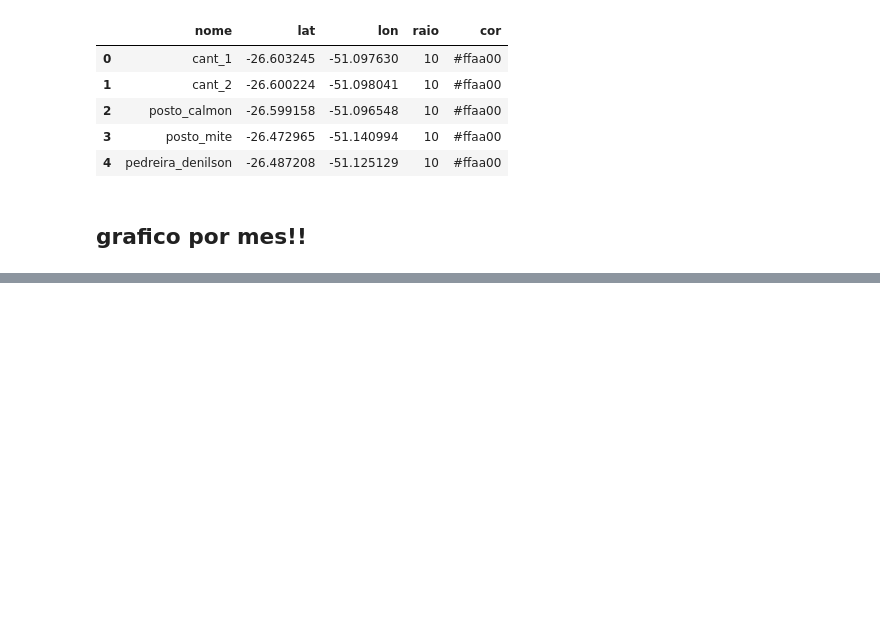
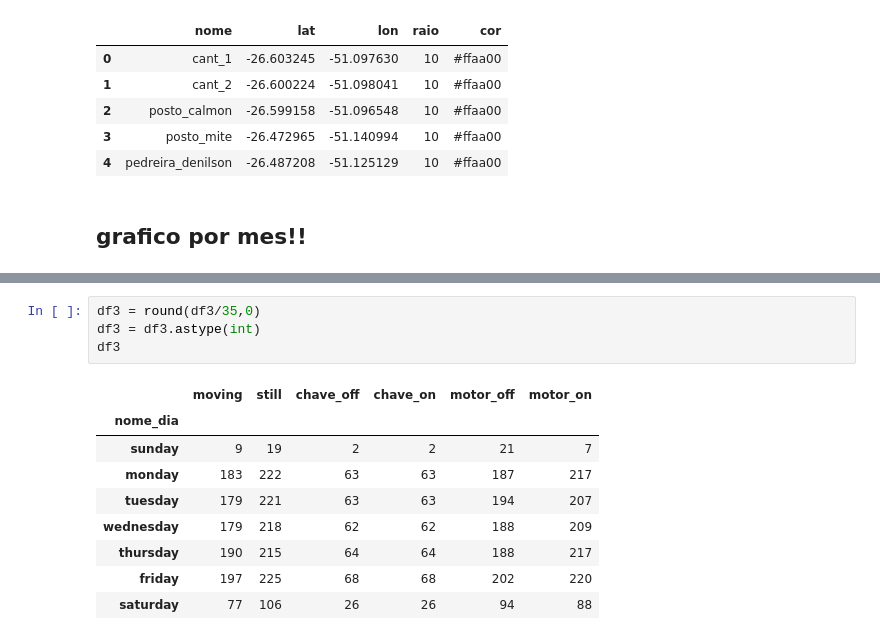
Before and after one commit to CAIOZANETTI/gps_maquina, a Jupyter notebook: etl_tabela_gps.ipynb, the cells around one changed output, grey strips where cells are left out. Saved outputs shown, nothing was run; the diff lists cells and outputs as text; blank space fills up the shorter version.

```diff
--- a/etl_tabela_gps.ipynb
+++ b/etl_tabela_gps.ipynb
@@ -311,0 +351,14 @@ NameError: name 'datetime' is not defined
+# %%
+df3 = round(df3/35,0)
+df3 = df3.astype(int)
+df3
+# %% [output]
+|  | moving | still | chave_off | chave_on | motor_off | motor_on |
+| nome_dia |  |  |  |  |  |  |
+| sunday | 9 | 19 | 2 | 2 | 21 | 7 |
+| monday | 183 | 222 | 63 | 63 | 187 | 217 |
+| tuesday | 179 | 221 | 63 | 63 | 194 | 207 |
+| wednesday | 179 | 218 | 62 | 62 | 188 | 209 |
+| thursday | 190 | 215 | 64 | 64 | 188 | 217 |
+| friday | 197 | 225 | 68 | 68 | 202 | 220 |
+| saturday | 77 | 106 | 26 | 26 | 94 | 88 |
```
Also changed, not shown: parts of 8 cells of this notebook, 2 other files.
